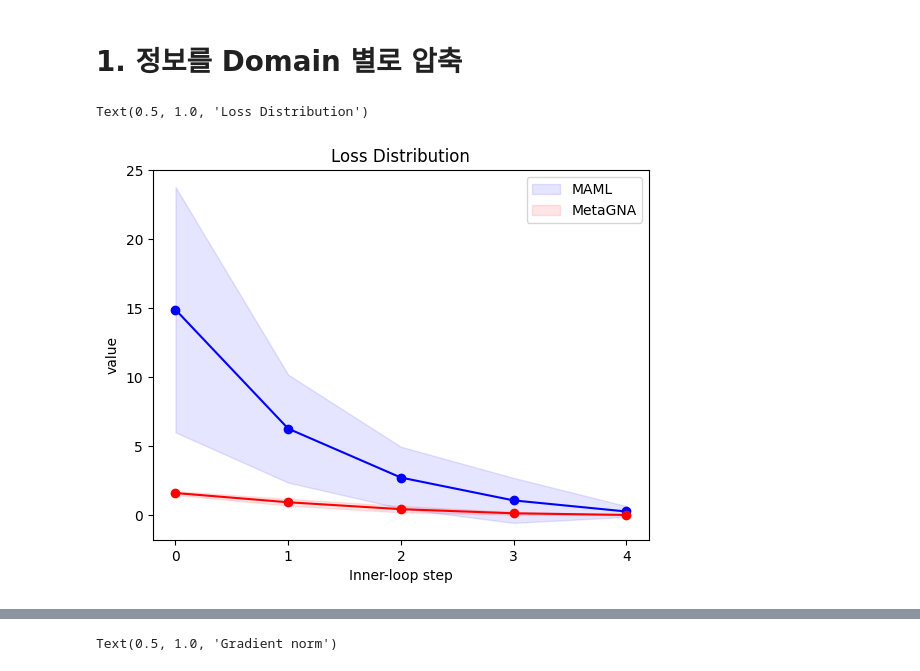
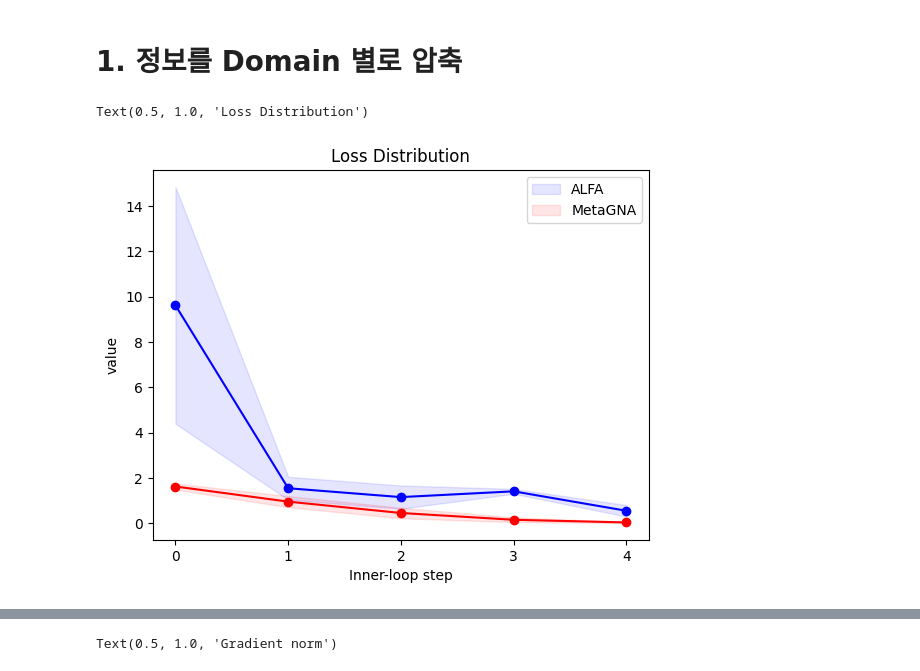
Before and after one commit to SKKUJMLim/MAML, a Jupyter notebook: Test_jupyternotebook/Analytics_adaptation.ipynb, the cells around one changed output, grey strips where cells are left out. Cells and saved outputs as stored; diff of their text form; code cells hidden in the pictures.

```diff
--- a/Test_jupyternotebook/Analytics_adaptation.ipynb
+++ b/Test_jupyternotebook/Analytics_adaptation.ipynb
@@ -13,27 +13,28 @@ os.environ['KMP_DUPLICATE_LIB_OK']='True'
 # CSV 파일에 접근
 maml_info = pd.read_csv('../MAML_filter48/MAML_filter48_inner_loop_test.csv')
 arbiter_info = pd.read_csv('../MAML+Arbiter_5way_5shot_filter48_7115/MAML+Arbiter_5way_5shot_filter48_inner_loop_test.csv')
+alfa_info = pd.read_csv('../MAML+ALFA/alfa+maml_inner_loop_test.csv')
+l2f_info = pd.read_csv('../MAML+L2F/MAML+L2F_inner_loop_test.csv')
 
 # 훈련 정보만 가지고 온다
 maml_info_train = maml_info[maml_info['phase']=='val']
 arbiter_info_train= arbiter_info[arbiter_info['phase']=='val']
+alfa_info = alfa_info[alfa_info['phase'] == 'val']
+l2f_info = l2f_info[alfa_info['phase'] == 'val']
 # %% [markdown]
 # 1. 정보를 Domain 별로 압축
 # %%
 maml_info_mini_imagenet = maml_info_train[maml_info_train['current_iter']=='mini_imagenet_full_size']
-
-maml_info_mini_imagenet['loss_skewness']  = maml_info_mini_imagenet['loss_skewness'].abs()
-
 maml_info_mini_imagenet = maml_info_mini_imagenet.groupby('num_step')
 # maml_info_mini_imagenet
+
+
+alfa_info = alfa_info.groupby('num_step')
+l2f_info = l2f_info.groupby('num_step')
 # %%
 # mini-imagenet
 arbiter_info_mini_imagenet = arbiter_info[arbiter_info['current_iter']=='mini_imagenet_full_size']
-arbiter_info_mini_imagenet['loss_skewness'] = arbiter_info_mini_imagenet['loss_skewness'].abs()
-
-
 arbiter_info_mini_imagenet = arbiter_info_mini_imagenet.groupby('num_step')
-
 
 # # tiered-imagenet
 # arbiter_info_tiered_imagenet = arbiter_info[arbiter_info['current_iter']=='tiered_imagenet']
@@ -56,33 +57,46 @@ group_names = []
 for name, group in maml_info_mini_imagenet:
     # 그룹 이름을 저장 (모든 그룹은 동일한 순서로 추가됨)
     if name not in group_names:
         group_names.append(name)
 
 x = range(len(group_names))
 
 maml_mean_df = maml_info_mini_imagenet['loss_mean'].mean()
 arbiter_mean_df = arbiter_info_mini_imagenet['loss_mean'].mean()
+alfa_mean_df = alfa_info['loss_mean'].mean()
+l2f_mean_df = l2f_info['loss_mean'].mean()
+
 
 maml_std_devs = maml_info_mini_imagenet['loss_std'].mean()
 arbiter_std_devs= arbiter_info_mini_imagenet['loss_std'].mean()
+alfa_std_devs = alfa_info['loss_std'].mean()
+l2f_std_devs = l2f_info['loss_std'].mean()
+
 
 # maml_mean_df = np.log(maml_mean_df)
 # maml_std_devs = np.log(maml_std_devs)
 
 # arbiter_mean_df = np.log(arbiter_mean_df)
 # arbiter_std_devs = np.log(arbiter_std_devs)
 
 
-plt.plot(x, maml_mean_df, '-o', color='b')#, label='MAML')
-plt.fill_between(x, maml_mean_df - maml_std_devs, maml_mean_df + maml_std_devs, color='b', alpha=0.1, label='MAML')
+# plt.plot(x, maml_mean_df, '-o', color='g')#, label='MAML')
+# plt.fill_between(x, maml_mean_df - maml_std_devs, maml_mean_df + maml_std_devs, color='g', alpha=0.05, label='MAML')
+
+# plt.plot(x, l2f_mean_df, '-o', color='b')#, label='MAML')
+# plt.fill_between(x, l2f_mean_df - l2f_std_devs, l2f_mean_df + l2f_std_devs, color='b', alpha=0.1, label='L2F')
+
+plt.plot(x, alfa_mean_df, '-o', color='b')#, label='MAML')
+plt.fill_between(x, alfa_mean_df - alfa_std_devs, alfa_mean_df + alfa_std_devs, color='b', alpha=0.1, label='ALFA')
+
 plt.plot(x, arbiter_mean_df, '-o', color='r')#, label='MetaGNA')
 plt.fill_between(x, arbiter_mean_df - arbiter_std_devs, arbiter_mean_df + arbiter_std_devs, color='r', alpha=0.1, label='MetaGNA')
 
 plt.legend()
 plt.xticks(x, group_names)
 plt.xlabel('Inner-loop step')
 plt.ylabel('value')
 plt.title('Loss Distribution')
 # %% [output]
 Text(0.5, 1.0, 'Loss Distribution')
-[figure, old version]
+[figure, new version]
```
Also changed, not shown: parts of 5 cells of this notebook, 4 other files.
